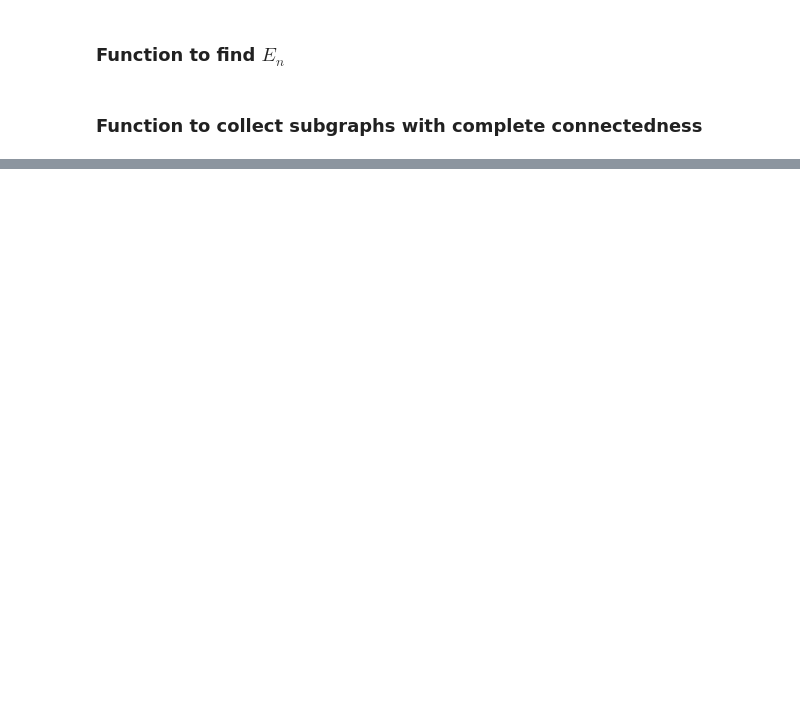
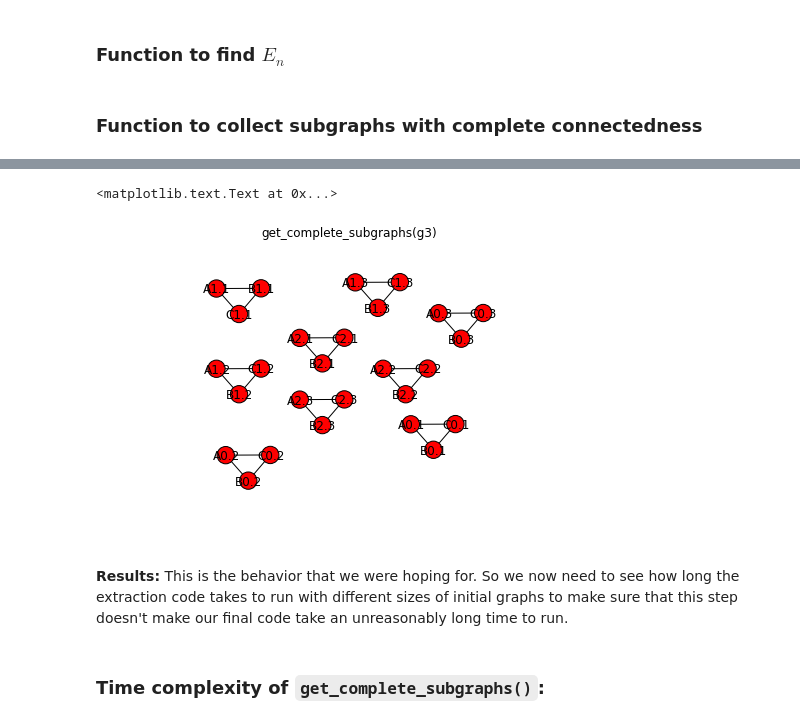
Before and after one commit to xguse/ipy_notebooks, a Jupyter notebook: gFunc_only_nWay.ipynb, the cells around one changed output, grey strips where cells are left out. Saved outputs shown, nothing was run; the diff lists cells and outputs as text; code cells hidden in the pictures; blank space fills up the shorter version.

```diff
--- a/gFunc_only_nWay.ipynb
+++ b/gFunc_only_nWay.ipynb
@@ -79,7 +81,7 @@ def K_n_edges(n):
 # %% [markdown]
 ### Function to collect subgraphs with complete connectedness
 # %%
-def get_completes(graph):
+def get_complete_subgraphs(graph):
     subgraphs = nx.connected_component_subgraphs(graph)
     completes = [x for x in subgraphs if len(x.edges()) == K_n_edges(len(x.nodes()))]
     return completes
@@ -85,0 +139,16 @@ def get_completes(graph):
+# %%
+g3_complete = get_complete_subgraphs(g3)
+
+# nx.draw_graphviz() requires a single graph to draw not a list of graphs
+# recombine subgraphs to allow drawing
+g3_complete = nx.union_all(g3_complete)
+# %%
+nx.draw_graphviz(g3_complete)
+title('get_complete_subgraphs(g3)')
+# %% [output]
+<matplotlib.text.Text at 0x...>
+[figure, added]
+# %% [markdown]
+**Results:**  This is the behavior that we were hoping for. So we now need to see how long the extraction code takes to run with different sizes of initial graphs to make sure that this step doesn't make our final code take an unreasonably long time to run.
+# %% [markdown]
+### Time complexity of `get_complete_subgraphs()`:
```
Also changed, not shown: parts of 16 cells of this notebook.
